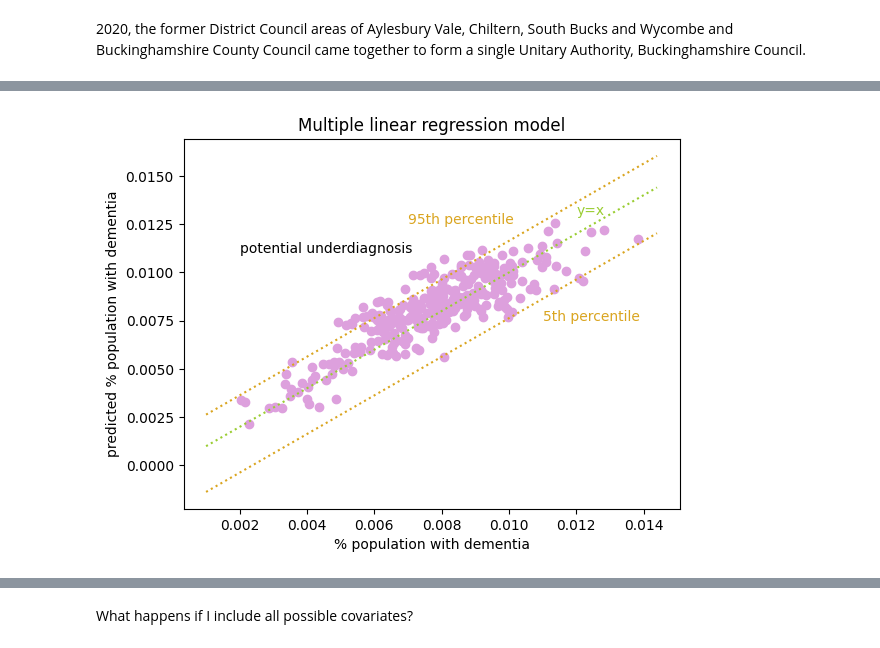
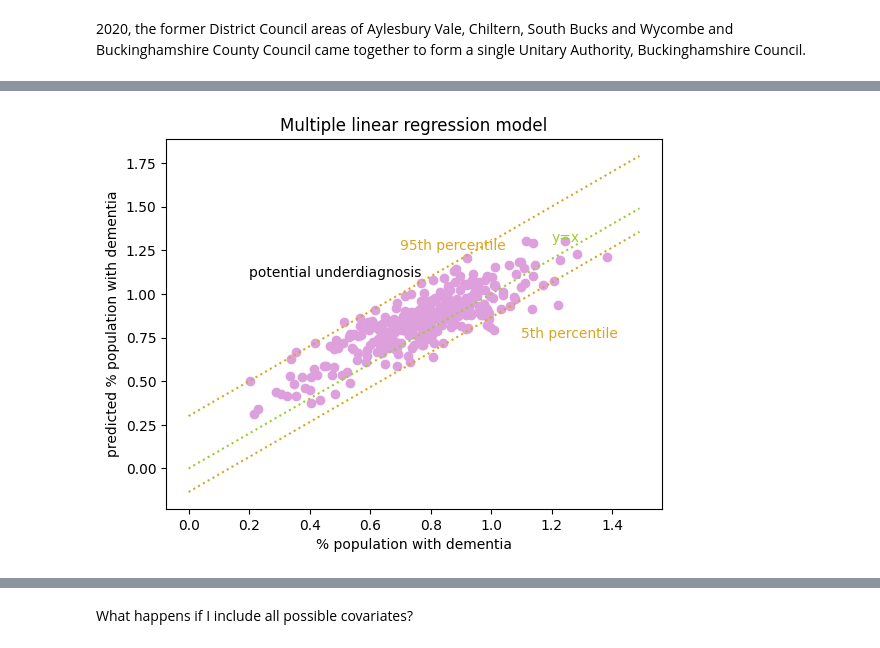
Before and after one commit to Bea-Taylor/DifDem_inequalities, a Jupyter notebook: nbs/core/04_regression_model.ipynb, the cells around one changed output, grey strips where cells are left out. Drawn from its saved outputs; the diff is of its cells as text; code cells hidden in the pictures.

```diff
--- a/nbs/core/04_regression_model.ipynb
+++ b/nbs/core/04_regression_model.ipynb
@@ -227,25 +221,25 @@ all_var_residuals = true_val-y_pred_all
 # %%
 # 5th and 95th perctile of the residuals
 ci_5, ci_95 = np.abs(st.norm.interval(confidence=0.95,
                  loc=np.mean(all_var_residuals),
                  scale=np.std(all_var_residuals)))
 
-x_vals = np.arange(0.001, 0.0145, 0.0001)
+x_vals = np.arange(0, 1.5, 0.01)
 
 plt.plot(x_vals, x_vals, ':', color='yellowgreen') # y=x line
 plt.plot(x_vals, x_vals-ci_5, ':', color='goldenrod')
 plt.plot(x_vals, x_vals+ci_95, ':', color='goldenrod')
 plt.scatter(true_val, y_pred_all, color='plum')
 plt.xlabel('% population with dementia')
 plt.ylabel('predicted % population with dementia')
 plt.title('Multiple linear regression model')
-plt.text(0.012, 0.013, r'y=x', fontsize=10, color='yellowgreen')
-plt.text(0.011, 0.0075, r'5th percentile', fontsize=10, color='goldenrod')
-plt.text(0.007, 0.0125, r'95th percentile', fontsize=10, color='goldenrod')
-plt.text(0.002, 0.011, r'potential underdiagnosis', fontsize=10)
+plt.text(1.2, 1.3, r'y=x', fontsize=10, color='yellowgreen')
+plt.text(1.1, 0.75, r'5th percentile', fontsize=10, color='goldenrod')
+plt.text(0.7, 1.25, r'95th percentile', fontsize=10, color='goldenrod')
+plt.text(0.2, 1.1, r'potential underdiagnosis', fontsize=10)
 plt.show()
 # %% [output]
-[figure, old version]
+[figure, new version]
 # %%
 # look at areas with gap between predicted diagnosis rate and observed diagnosis rate
 resid_gap_area = df_dem_plus[-all_var_residuals>ci_95]['area_name']
```
Also changed, not shown: parts of 19 cells of this notebook.
